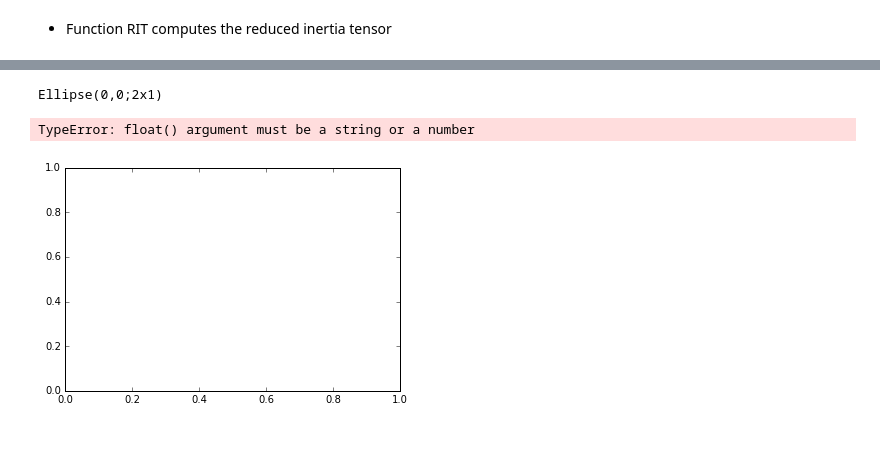
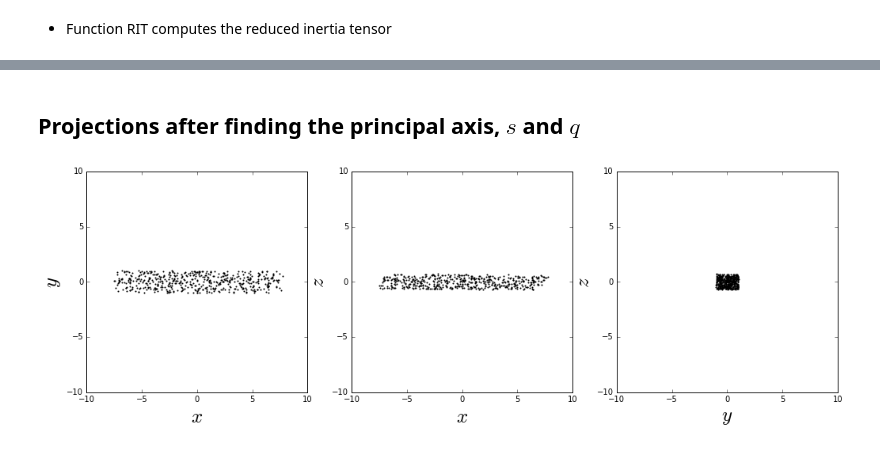
Before and after one commit to jngaravitoc/shapes, a Jupyter notebook: Inertia_tensor_method.ipynb, the cells around one changed output, grey strips where cells are left out. Cells and saved outputs as stored; diff of their text form; code cells hidden in the pictures.

```diff
--- a/Inertia_tensor_method.ipynb
+++ b/Inertia_tensor_method.ipynb
@@ -27,11 +26,11 @@ def RIT(XYZ, q, s):
     return I
 # %%
 def one_tensor(x, y, z):
-    N = len(X)
+    N = len(x)
     XYZ = zeros([3,N])
-    XYZ[0,:] = X
-    XYZ[1,:] = Y
-    XYZ[2,:] = Z
+    XYZ[0,:] = x
+    XYZ[1,:] = y
+    XYZ[2,:] = z
     return XYZ
 # %%
 def sphere(n_points):
@@ -72,12 +74,11 @@ def projection(x, y, z):
     xlabel('$y$', fontsize=25)
     ylabel('$z$', fontsize=25)
 # %%
-def shape(XYZ, tol):
+def Shape(XYZ, tol):
     old_q = 1.2
     old_s = 1.2
     new_q = 1.0
     new_s = 1.0
-
 
     while((abs(new_s - old_s) > tol) & (abs(new_q - old_q) > tol)):
         old_s = new_s
@@ -93,7 +94,7 @@ def shape(XYZ, tol):
         new_s = np.sqrt(lc/la)
         new_q = np.sqrt(lb/la)
         #print Ixy, Ixz, Iyx, Iyz, Izx, Izy
-    return new_s, new_q, XYZ
+    return new_s, new_q, XYZ, evec
 # %%
 x, y, z = cube(500, pi/4.0)
 # %%
@@ -136,4 +119,4 @@ ylim(-15, 15)
 # %%
-%timeit s, q, R = shape(cube_xyz, 5E-7)
-print s, q
+s, q, R, b_evec = Shape(cube_xyz, 1E-6)
+print s, q, b_evec
 # %% [output]
@@ -178,10 +126,6 @@ Ellipse?
-# %%
-E = Ellipse((0, 0),width = 2, height =  1)
-print E
-# %% [output]
-Ellipse(0,0;2x1)
-# %%
-contour(E)
-# %% [output]
-TypeError: float() argument must be a string or a number
-[figure, removed]
+# %% [markdown]
+## Projections after finding the principal axis, $s$ and $q$
+# %%
+projection(R[0,:], R[1,:], R[2,:])
+# %% [output]
+[figure, added]
```
Also changed, not shown: parts of 30 cells of this notebook.
